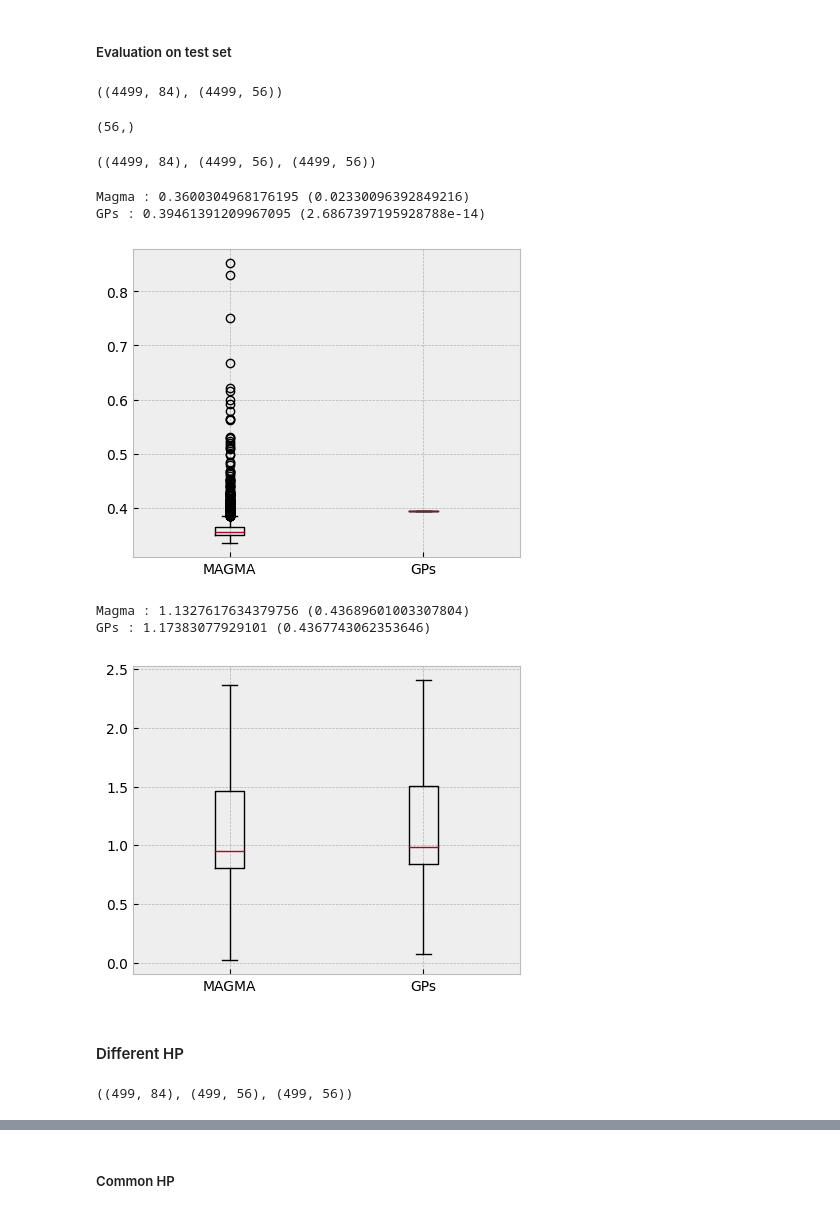
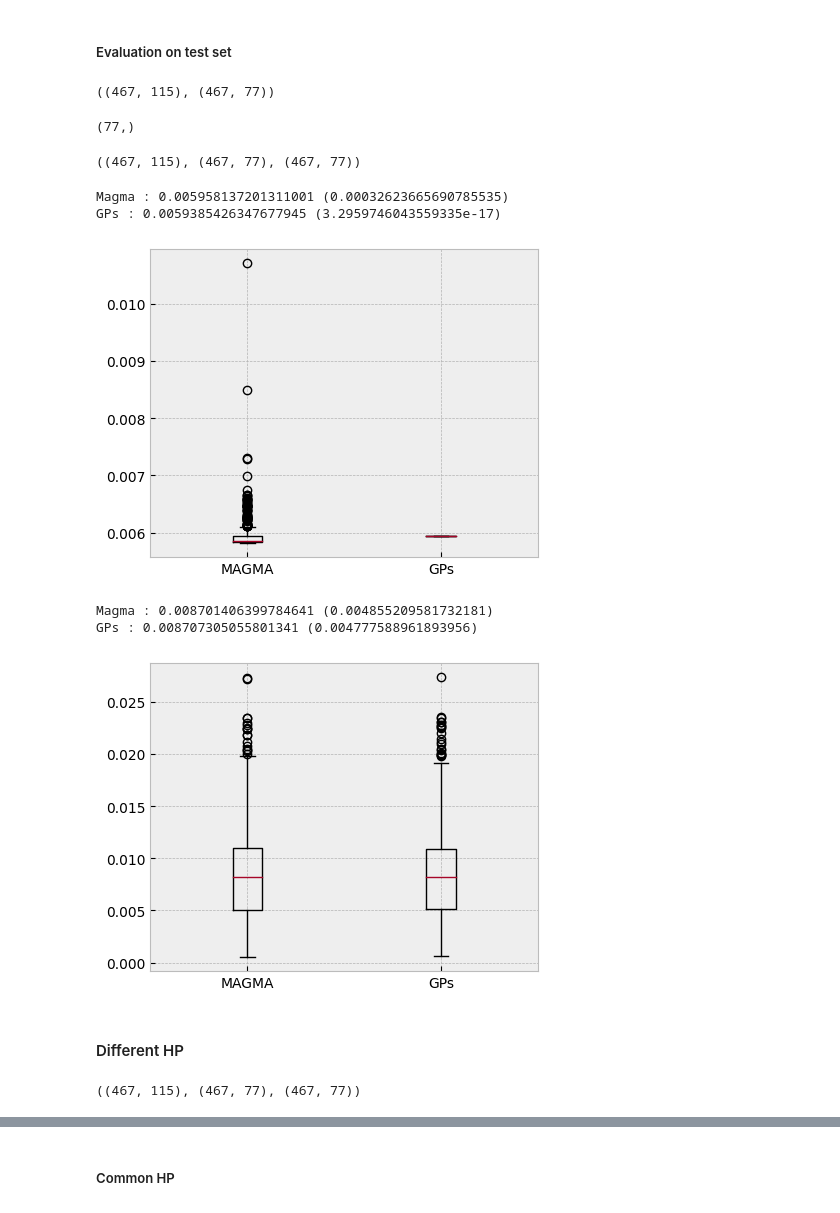
Before and after one commit to BenKabongo25/mva-pgm-project, a Jupyter notebook: simulations/traffic.ipynb, the cells around one changed output, grey strips where cells are left out. Drawn from its saved outputs; the diff is of its cells as text; code cells hidden in the pictures.

Commit message:
Simulaions: Traffic:Not finished

```diff
--- a/simulations/traffic.ipynb
+++ b/simulations/traffic.ipynb
@@ -19,11 +19,9 @@ from trainer_gp_magma import Trainer_GP_MAGMA
 # %% [markdown]
 ### Data
 # %%
-DATA_PATH = "../datasets/ECG5000/"
-DATA_PATH = "datasets/ECG5000/"
-ecg_train = np.array(pd.read_table(DATA_PATH + "ECG5000_TRAIN.tsv"))
-ecg_test = np.array(pd.read_table(DATA_PATH + "ECG5000_TEST.tsv"))
-ecg_x_train, ecg_y_train = ecg_train[:, 1:], ecg_train[:, 0]
-ecg_x_test, ecg_y_test = ecg_test[:, 1:], ecg_test[:, 0]
-ecg_x_train.shape, ecg_x_test.shape
+DATA_PATH = "../datasets/Traffic/"
+#DATA_PATH = "datasets/Traffic/"
+traffic_train = np.array(pd.read_table(DATA_PATH + "TRAFFIC_TRAIN.tsv"))
+traffic_test = np.array(pd.read_table(DATA_PATH + "TRAFFIC_TEST.tsv"))
+traffic_train.shape, traffic_test.shape
 # %% [output]
@@ -55,8 +37,8 @@ for y in np.unique(ecg_y_train):
 # %% [markdown]
 ### Common grid : 60% observed, 40% unobserved
 # %%
-T = np.arange(0, 140)
-N = 84
+T = np.arange(0, 192)
+N = 115
 common_T = T[:N]
 T_p = T[N:]
 # %%
@@ -158,25 +141,25 @@ GPs : 1.1955435182749274 (0.44073477544359246)
 # %% [markdown]
 ##### Evaluation on test set
-# %%
-ecg_x_test_obs = ecg_x_test[:, :N]
-ecg_x_test_p = ecg_x_test[:, N:]
-ecg_x_test_obs.shape, ecg_x_test_p.shape
-# %% [output]
-((4499, 84), (4499, 56))
+# %%
+traffic_test_obs = traffic_test[:, :N]
+traffic_test_p = traffic_test[:, N:]
+traffic_test_obs.shape, traffic_test_p.shape
+# %% [output]
+((467, 115), (467, 77))
 # %%
-mean_true_p = ecg_x_test_p.mean(axis=0)
+mean_true_p = traffic_test_p.mean(axis=0)
 mean_true_p.shape
 # %% [output]
-(56,)
+(77,)
 # %%
-T_obss = np.tile(common_T, (len(ecg_x_test_p), 1))
-T_ps = np.tile(T_p, (len(ecg_x_test_p), 1))
-mean_true_ps = np.tile(mean_true_p, (len(ecg_x_test_p), 1))
+T_obss = np.tile(common_T, (len(traffic_test_p), 1))
+T_ps = np.tile(T_p, (len(traffic_test_p), 1))
+mean_true_ps = np.tile(mean_true_p, (len(traffic_test_p), 1))
 T_obss.shape, T_ps.shape, mean_true_ps.shape
 # %% [output]
-((4499, 84), (4499, 56), (4499, 56))
+((467, 115), (467, 77), (467, 77))
 # %%
-all_res = trainer.evaluate_models_all(mean_true_ps, T_ps, T_obss, ecg_x_test_obs)
+all_res = trainer.evaluate_models_all(mean_true_ps, T_ps, T_obss, traffic_test_obs)
 all_res = np.array(all_res)
 magma_mean, gp_mean = np.mean(all_res, axis=0)
 magma_std, gp_std = np.std(all_res, axis=0)
@@ -187,24 +170,24 @@ plt.figure(figsize=(5, 4))
 plt.boxplot(all_res, labels=labels)
 plt.show()
 # %% [output]
-Magma : 0.3600304968176195 (0.02330096392849216)
-GPs : 0.39461391209967095 (2.6867397195928788e-14)
+Magma : 0.005958137201311001 (0.00032623665690785535)
+GPs : 0.0059385426347677945 (3.2959746043559335e-17)
-[figure, old version]
+[figure, new version]
 # %%
-all_res = trainer.evaluate_models_all(ecg_x_test_p, T_ps, T_obss, ecg_x_test_obs)
+all_res = trainer.evaluate_models_all(traffic_test_p, T_ps, T_obss, traffic_test_obs)
 all_res = np.array(all_res)
 magma_mean, gp_mean = np.mean(all_res, axis=0)
 magma_std, gp_std = np.std(all_res, axis=0)
 print(f"Magma : {magma_mean} ({magma_std})")
 print(f"GPs : {gp_mean} ({gp_std})")
 labels = ["MAGMA", "GPs"]
 plt.figure(figsize=(5, 4))
 plt.boxplot(all_res, labels=labels)
 plt.show()
 # %% [output]
-Magma : 1.1327617634379756 (0.43689601003307804)
-GPs : 1.17383077929101 (0.4367743062353646)
+Magma : 0.008701406399784641 (0.004855209581732181)
+GPs : 0.008707305055801341 (0.004777588961893956)
-[figure, old version]
+[figure, new version]
 # %% [markdown]
 #### Different HP
 # %%
@@ -228,11 +211,11 @@ trainer.init_models(
 # %%
 trainer.train_models(max_iterations=20, eps=1e-2)
 # %%
-mean_true_p = ecg_x_train_p.mean(axis=0)
-T_obss = np.tile(common_T, (len(ecg_x_train_p), 1))
-T_ps = np.tile(T_p, (len(ecg_x_train_p), 1))
-mean_true_ps = np.tile(mean_true_p, (len(ecg_x_train_p), 1))
+mean_true_p = traffic_train_p.mean(axis=0)
+T_obss = np.tile(common_T, (len(traffic_train_p), 1))
+T_ps = np.tile(T_p, (len(traffic_train_p), 1))
+mean_true_ps = np.tile(mean_true_p, (len(traffic_train_p), 1))
 T_obss.shape, T_ps.shape, mean_true_ps.shape
 # %% [output]
-((499, 84), (499, 56), (499, 56))
+((467, 115), (467, 77), (467, 77))
 # %%
```
Also changed, not shown: parts of 30 cells of this notebook.
